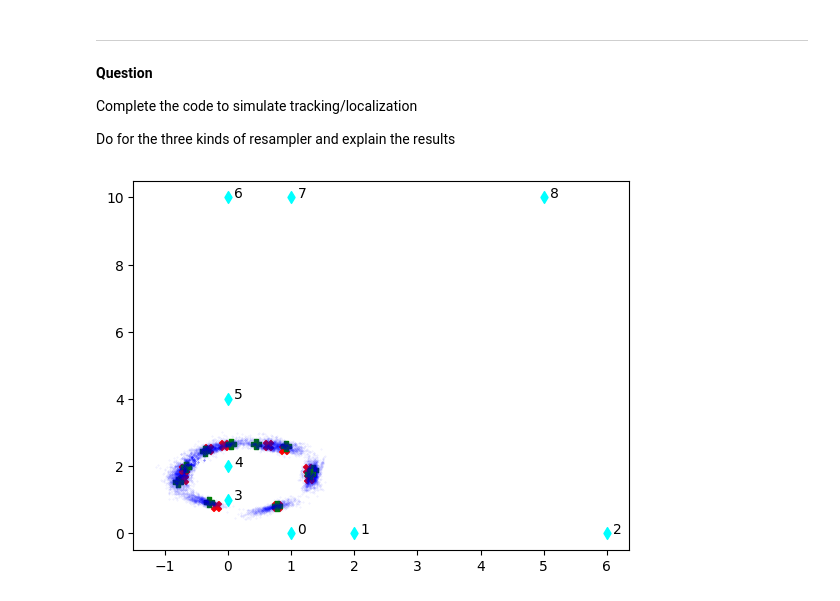
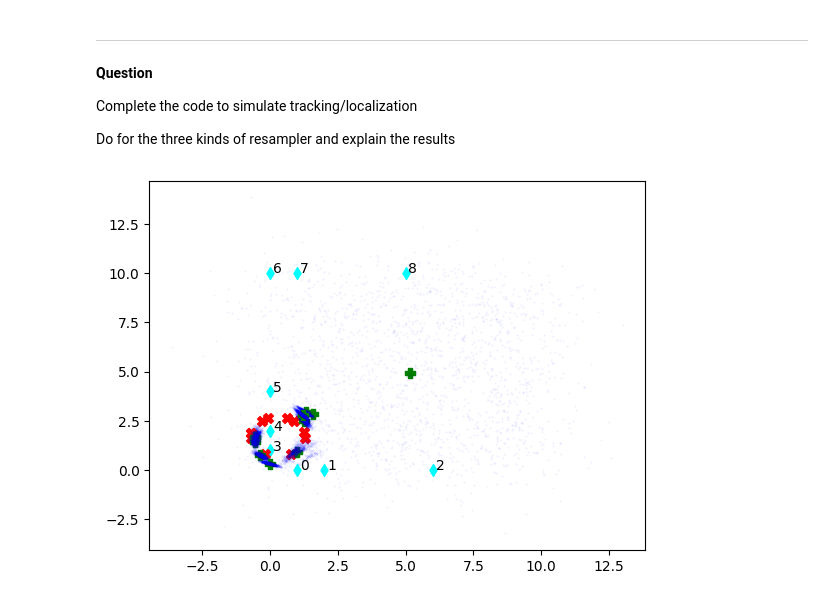
Before and after one commit to AshrithSagar/CP260-RP-2025, a Jupyter notebook: 2_lab_260_2025_Q.ipynb, the cells around one changed output. Saved outputs shown, nothing was run; the diff lists cells and outputs as text; code cells hidden in the pictures.

```diff
--- a/2_lab_260_2025_Q.ipynb
+++ b/2_lab_260_2025_Q.ipynb
@@ -285,38 +303,45 @@ for lid in mapL:
   ax.annotate(str(lid), (mapL[lid][0]+0.1,mapL[lid][1]))
 
 
 pose = np.zeros((NT+1,3))
 pose[0]=(1,1,np.pi/4) #initially pointing along diagonal
 particles,weights = create_uniform_particles((0,10),(0,10),(0,2*np.pi),NP)
 
 #average of slow/fast weights for adaptive resampling
 wslow = np.average(weights)
 wfast = np.average(weights)
 a_slow=1/100.0
 a_fast=1/10.0
 
 
 mean = np.zeros((NT+1,3))
 mean[0],_ = moments(particles,weights)
 
 for i in np.arange(0,NT):
-  #<your code>
-
-
+  particles = predict_particles(particles, u, P, dt)
+  pose[i+1] = update_true_pose(pose[i], u, dt)
+  Z = make_measurements(pose[i+1], mapL, dist_range=4.0, R=R)
+  weights = update_particle_weights(particles, weights, Z, R, mapL)
+  mean[i+1], _ = moments(particles, weights)
 
   if ((i+1) % 100 == 0): #plot
     ax.scatter(pose[i+1,0],pose[i+1,1],s=50.0,marker="X", c="r")
     ax.scatter(mean[i+1,0],mean[i+1,1],s=50.0,marker="P", c="g")
     ax.scatter(particles[:,0],particles[:,1],s=0.1,c='b',alpha=0.1)
 
-  #<Your code for resampling>
+  # Resampling
+  indexes = adaptive_low_variance_resample(particles, weights, wslow, wfast)
+  particles, weights = resample_from_index(particles, weights, indexes)
+
+  wslow = wslow + a_slow * (1.0 / np.sum(np.square(weights)) - wslow)
+  wfast = wfast + a_fast * (1.0 / np.sum(np.square(weights)) - wfast)
 
 ax.scatter(pose[-1,0],pose[-1,1],s=50.0,marker="X", c="r")
 ax.scatter(mean[-1,0],mean[-1,1],s=50.0,marker="P", c="g")
 ax.scatter(particles[:,0],particles[:,1],s=0.1,c='b',alpha=0.1)
 plt.show()
 # %% [output]
-[figure, old version]
+[figure, new version]
 # %%
 plt.title("Error with timestep")
 plt.plot(np.linalg.norm(mean-pose, axis=1))
```
Also changed, not shown: parts of 2 cells of this notebook.
